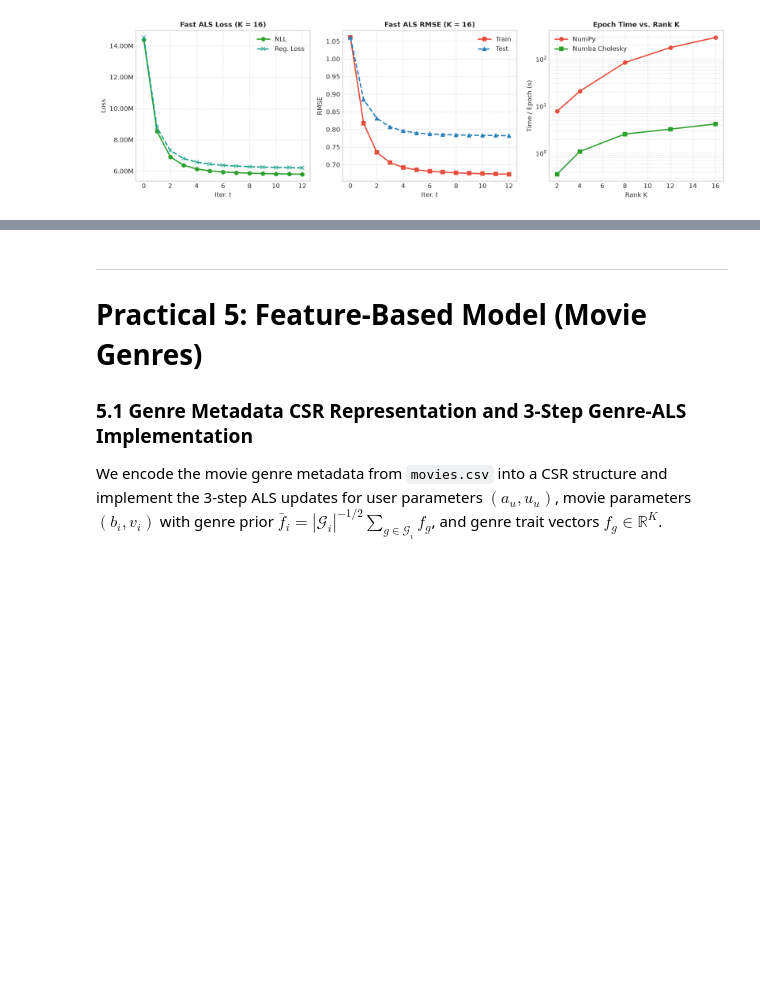
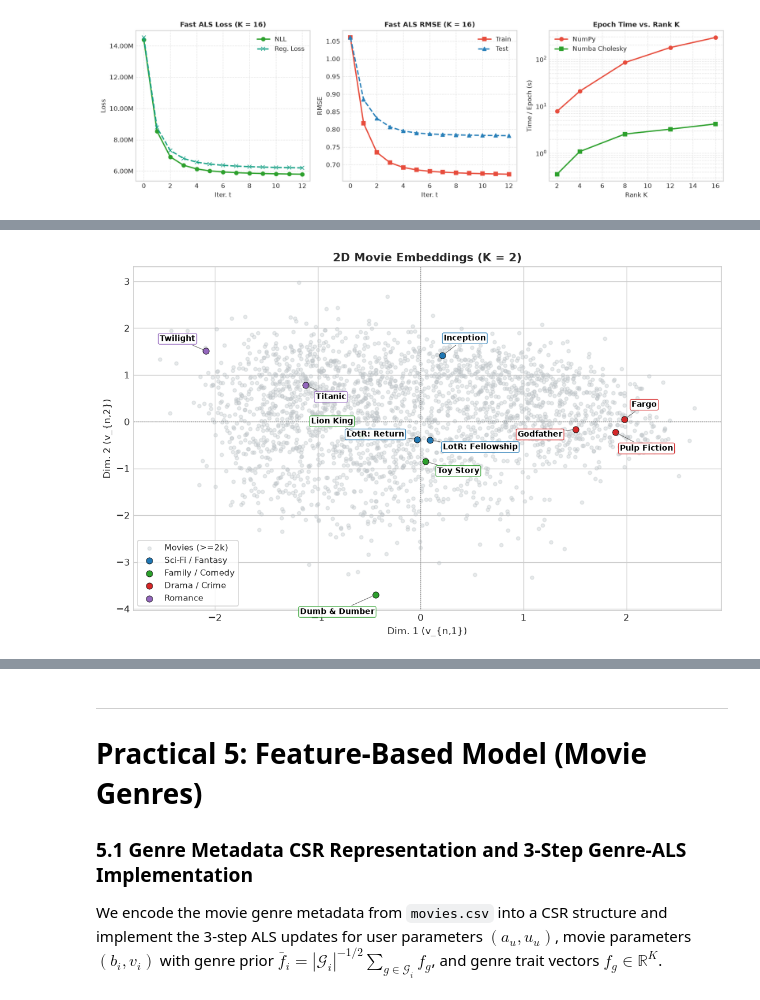
Before and after one commit to joelinator/movielens-32m-recommender, a Jupyter notebook: MovieLens_Practicals.ipynb, the cells around one changed output, grey strips where cells are left out. Cells and saved outputs as stored; diff of their text form; code cells hidden in the pictures; blank space fills up the shorter version.

```diff
--- a/MovieLens_Practicals.ipynb
+++ b/MovieLens_Practicals.ipynb
@@ -873,0 +877,88 @@ K = 16 | NumPy: 288.44s | Numba Cholesky:  4.18s | Speedup:  69.1x
+# %%
+# Parse movie titles and genres from movies.csv
+movie_titles = ["Unknown"] * n_movies
+movie_genres = ["(no genres listed)"] * n_movies
+movies_index = dataset["movies_index"]
+
+with open(MOVIES_CSV_PATH, "r", encoding="utf-8") as f:
+    reader = csv.reader(f)
+    next(reader, None)
+    for row in reader:
+        if len(row) < 3:
+            continue
+        m_idx = movies_index.get(row[0])
+        if m_idx is not None:
+            movie_titles[m_idx] = row[1]
+            movie_genres[m_idx] = row[2]
+
+# Train K=2 model for 2D visualization
+users_emb_2d, users_bias_2d, movies_emb_2d, movies_bias_2d = init_pmf_params(n_users, n_movies, emb_dim=2, tau=5.0)
+for _ in range(15):
+    update_entities_numba(users_bias_2d, users_emb_2d, movies_bias_2d, movies_emb_2d,
+                          train_data["users_offsets"], train_data["users_movies"], train_data["users_ratings"],
+                          mu, 1.0, 0.1, 5.0)
+    update_entities_numba(movies_bias_2d, movies_emb_2d, users_bias_2d, users_emb_2d,
+                          train_data["movies_offsets"], train_data["movies_users"], train_data["movies_ratings"],
+                          mu, 1.0, 0.1, 5.0)
+
+te_2d = compute_test_rmse_numba(users_bias_2d, users_emb_2d, movies_bias_2d, movies_emb_2d,
+                                test_data["users_ids"], test_data["users_movies"], test_data["users_ratings"], mu)
+print(f"2D Movie Embedding Model (K=2) Test RMSE: {te_2d:.4f}")
+
+# Plot 2D movie embeddings (minimalistic: only key landmark movies annotated)
+train_movie_counts = np.diff(train_data["movies_offsets"])
+popular_mask = train_movie_counts >= 2000
+
+plt.figure(figsize=(9.5, 6.0))
+plt.scatter(movies_emb_2d[popular_mask, 0], movies_emb_2d[popular_mask, 1],
+            c="#bdc3c7", alpha=0.35, s=14, label="Movies (>=2k)")
+
+highlight_groups = {
+    "Sci-Fi / Fantasy": ("#1f77b4", [
+        ("Lord of the Rings: The Fellowship of the Ring, The (2001)", "LotR: Fellowship", (10, 12)),
+        ("Lord of the Rings: The Return of the King, The (2003)", "LotR: Return", (-58, 12)),
+        ("Inception (2010)", "Inception", (12, 6)),
+    ]),
+    "Family / Comedy": ("#2ca02c", [
+        ("Toy Story (1995)", "Toy Story", (12, -10)),
+        ("Lion King, The (1994)", "Lion King", (-48, -12)),
+        ("Dumb & Dumber (1994)", "Dumb & Dumber", (14, -4)),
+    ]),
+    "Drama / Crime": ("#d62728", [
+        ("Pulp Fiction (1994)", "Pulp Fiction", (12, 10)),
+        ("Godfather, The (1972)", "Godfather", (-48, 10)),
+        ("Fargo (1996)", "Fargo", (12, -14)),
+    ]),
+    "Romance": ("#9467bd", [
+        ("Titanic (1997)", "Titanic", (-36, -14)),
+        ("Twilight (2008)", "Twilight", (8, 12)),
+    ]),
+}
+
+title_to_id = {t: i for i, t in enumerate(movie_titles)}
+for group_name, (color, items) in highlight_groups.items():
+    xs, ys = [], []
+    for full_title, short_lbl, offset_pts in items:
+        idx = title_to_id.get(full_title)
+        if idx is not None:
+            x, y = movies_emb_2d[idx, 0], movies_emb_2d[idx, 1]
+            xs.append(x)
+            ys.append(y)
+            plt.annotate(
+                short_lbl, (x, y), xytext=offset_pts, textcoords="offset points",
+                fontsize=8.5, fontweight="bold", color="black",
+                bbox=dict(boxstyle="round,pad=0.18", fc="white", ec=color, alpha=0.9, lw=0.7),
+                arrowprops=dict(arrowstyle="-", color="0.4", lw=0.6),
+                zorder=6,
+            )
+    plt.scatter(xs, ys, color=color, s=45, edgecolors="black", linewidth=0.5, zorder=5, label=group_name)
+
+plt.axhline(0, color="gray", linestyle=":", linewidth=0.8)
+plt.axvline(0, color="gray", linestyle=":", linewidth=0.8)
+plt.title("2D Movie Embeddings (K = 2)", fontsize=12, fontweight="bold")
+plt.xlabel("Dim. 1 (v_{n,1})")
+plt.ylabel("Dim. 2 (v_{n,2})")
+plt.legend(loc="lower left", frameon=True, fontsize=9)
+plt.tight_layout()
+plt.show()
+# %% [output]
@@ -873,0 +966 @@ K = 16 | NumPy: 288.44s | Numba Cholesky:  4.18s | Speedup:  69.1x
+[figure, added]
```
Also changed, not shown: parts of 4 cells of this notebook, 5 other files.
